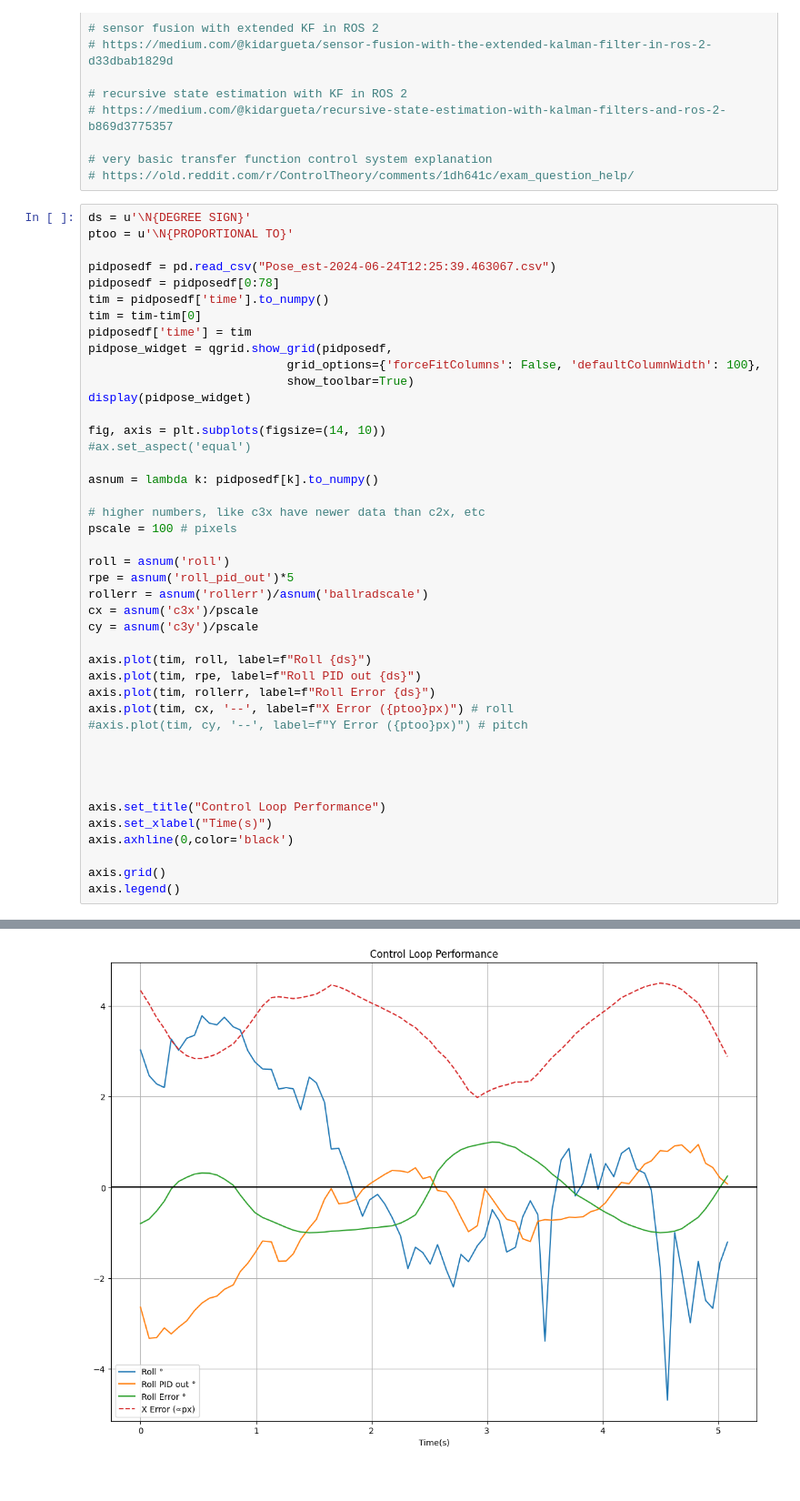
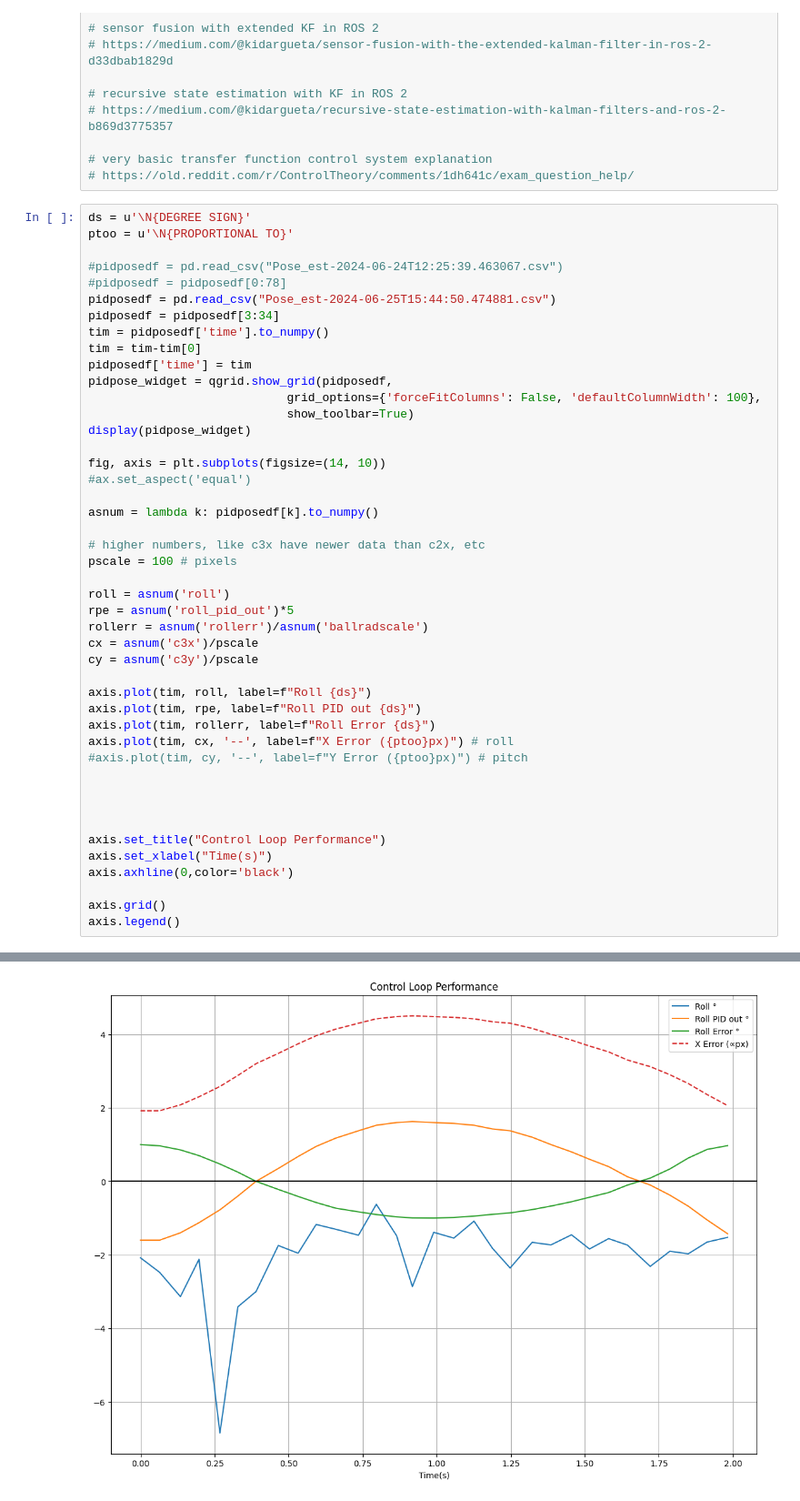
Before and after one commit to ivorjawa/StewartPlatform, a Jupyter notebook: StewartPlatformNotes.ipynb, the cells around one changed output, grey strips where cells are left out. Shown at 91% size. Drawn from its saved outputs; the diff is of its cells as text.

```diff
--- a/StewartPlatformNotes.ipynb
+++ b/StewartPlatformNotes.ipynb
@@ -595,8 +595,10 @@ axis.legend()
 ds = u'\N{DEGREE SIGN}'
 ptoo = u'\N{PROPORTIONAL TO}'
 
-pidposedf = pd.read_csv("Pose_est-2024-06-24T12:25:39.463067.csv")
-pidposedf = pidposedf[0:78]
+#pidposedf = pd.read_csv("Pose_est-2024-06-24T12:25:39.463067.csv")
+#pidposedf = pidposedf[0:78]
+pidposedf = pd.read_csv("Pose_est-2024-06-25T15:44:50.474881.csv")
+pidposedf = pidposedf[3:34]
 tim = pidposedf['time'].to_numpy()
 tim = tim-tim[0]
 pidposedf['time'] = tim
@@ -610,31 +612,31 @@ fig, axis = plt.subplots(figsize=(14, 10))
 
 asnum = lambda k: pidposedf[k].to_numpy()
 
 # higher numbers, like c3x have newer data than c2x, etc
 pscale = 100 # pixels
 
 roll = asnum('roll')
 rpe = asnum('roll_pid_out')*5
 rollerr = asnum('rollerr')/asnum('ballradscale')
 cx = asnum('c3x')/pscale
 cy = asnum('c3y')/pscale
 
 axis.plot(tim, roll, label=f"Roll {ds}")
 axis.plot(tim, rpe, label=f"Roll PID out {ds}")
 axis.plot(tim, rollerr, label=f"Roll Error {ds}")
 axis.plot(tim, cx, '--', label=f"X Error ({ptoo}px)") # roll
 #axis.plot(tim, cy, '--', label=f"Y Error ({ptoo}px)") # pitch
 
 
 
 
 axis.set_title("Control Loop Performance")
 axis.set_xlabel("Time(s)")
 axis.axhline(0,color='black')
 
 axis.grid()
 axis.legend()
 # %% [output]
 QgridWidget(grid_options={'fullWidthRows': True, 'syncColumnCellResize': True, 'forceFitColumns': False, 'defa…
 <matplotlib.legend.Legend at 0x...>
-[figure, old version]
+[figure, new version]
```
Also changed, not shown: 1 other file.
